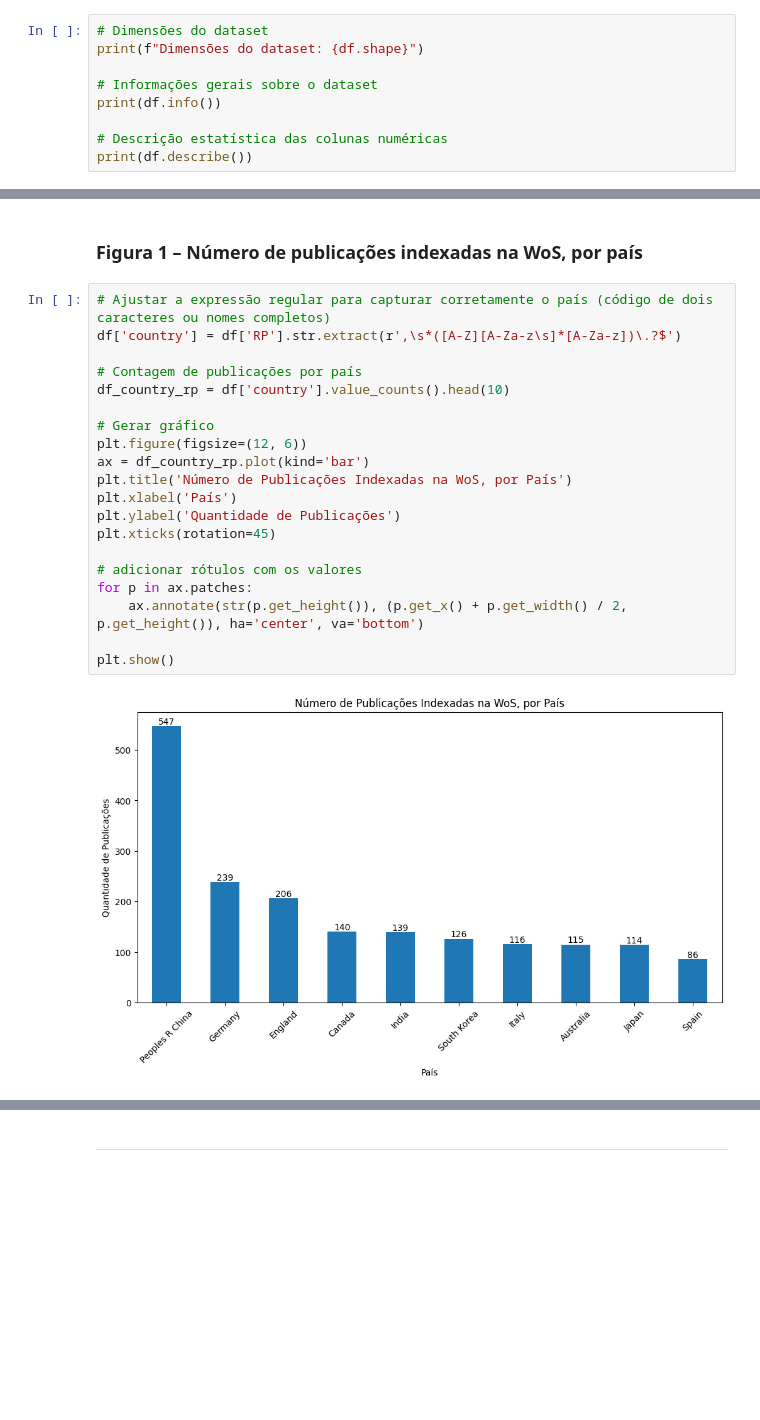
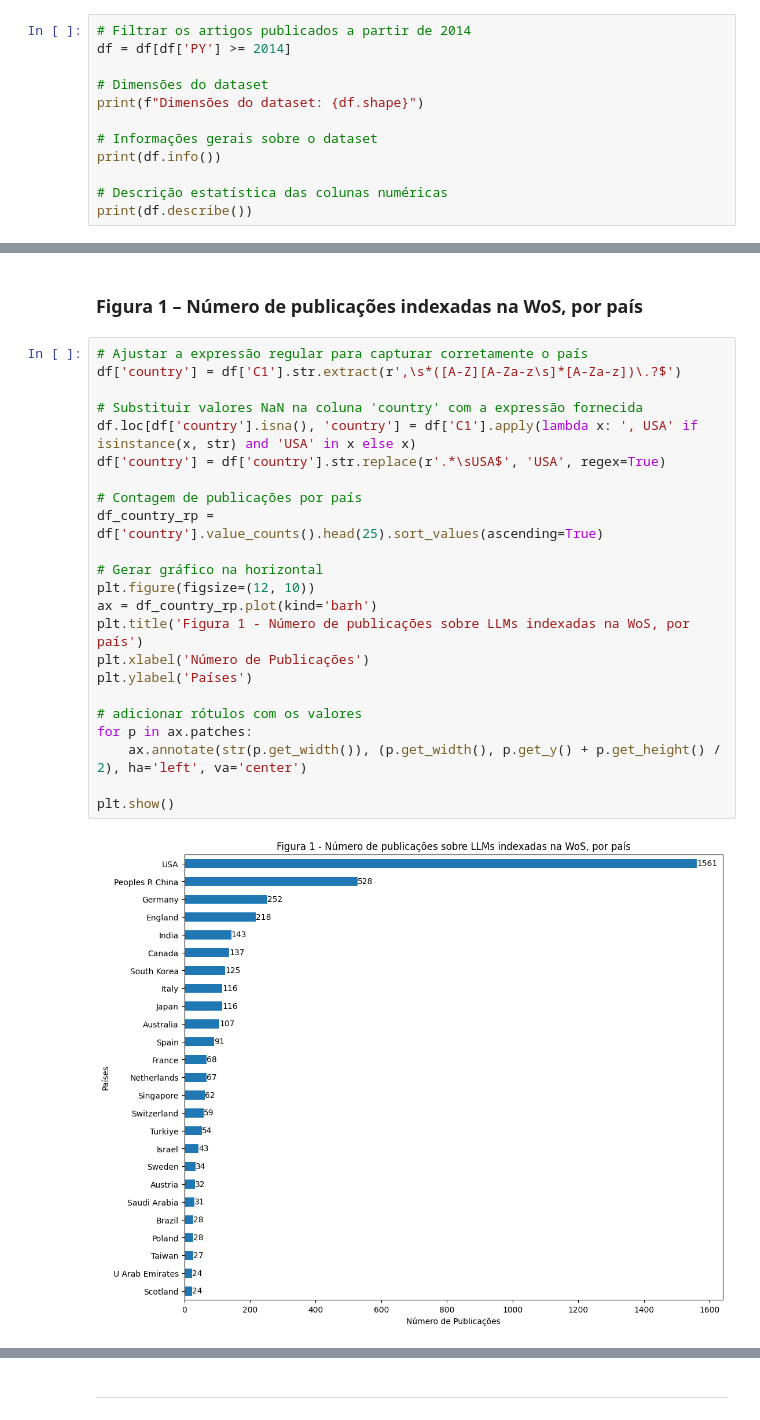
Before and after one commit to sueliomatias/reproducao_fpccII, a Jupyter notebook: eda.ipynb, the cells around one changed output, grey strips where cells are left out. Drawn from its saved outputs; the diff is of its cells as text; blank space fills up the shorter version.

```diff
--- a/eda.ipynb
+++ b/eda.ipynb
@@ -67,4 +66,7 @@ df.describe(include='all')
 # %%
+# Filtrar os artigos publicados a partir de 2014
+df = df[df['PY'] >= 2014]
+
 # Dimensões do dataset
 print(f"Dimensões do dataset: {df.shape}")
 
@@ -116,24 +116,27 @@ Figura 9 – As 20 palavras-chave dos autores de maior incidência em publicaç
 # %% [markdown]
 ### Figura 1 – Número de publicações indexadas na WoS, por país
 # %%
-# Ajustar a expressão regular para capturar corretamente o país (código de dois caracteres ou nomes completos)
-df['country'] = df['RP'].str.extract(r',\s*([A-Z][A-Za-z\s]*[A-Za-z])\.?$')
+# Ajustar a expressão regular para capturar corretamente o país
+df['country'] = df['C1'].str.extract(r',\s*([A-Z][A-Za-z\s]*[A-Za-z])\.?$')
+
+# Substituir valores NaN na coluna 'country' com a expressão fornecida
+df.loc[df['country'].isna(), 'country'] = df['C1'].apply(lambda x: ', USA' if isinstance(x, str) and 'USA' in x else x)
+df['country'] = df['country'].str.replace(r'.*\sUSA$', 'USA', regex=True)
 
 # Contagem de publicações por país
-df_country_rp = df['country'].value_counts().head(10)
+df_country_rp = df['country'].value_counts().head(25).sort_values(ascending=True)
 
-# Gerar gráfico
-plt.figure(figsize=(12, 6))
-ax = df_country_rp.plot(kind='bar')
-plt.title('Número de Publicações Indexadas na WoS, por País')
-plt.xlabel('País')
-plt.ylabel('Quantidade de Publicações')
-plt.xticks(rotation=45)
+# Gerar gráfico na horizontal
+plt.figure(figsize=(12, 10))
+ax = df_country_rp.plot(kind='barh')
+plt.title('Figura 1 - Número de publicações sobre LLMs indexadas na WoS, por país')
+plt.xlabel('Número de Publicações')
+plt.ylabel('Países')
 
 # adicionar rótulos com os valores
 for p in ax.patches:
-    ax.annotate(str(p.get_height()), (p.get_x() + p.get_width() / 2, p.get_height()), ha='center', va='bottom')
+    ax.annotate(str(p.get_width()), (p.get_width(), p.get_y() + p.get_height() / 2), ha='left', va='center')
 
 plt.show()
 # %% [output]
-[figure, old version]
+[figure, new version]
```
Also changed, not shown: parts of 66 cells of this notebook, 10 other files.
